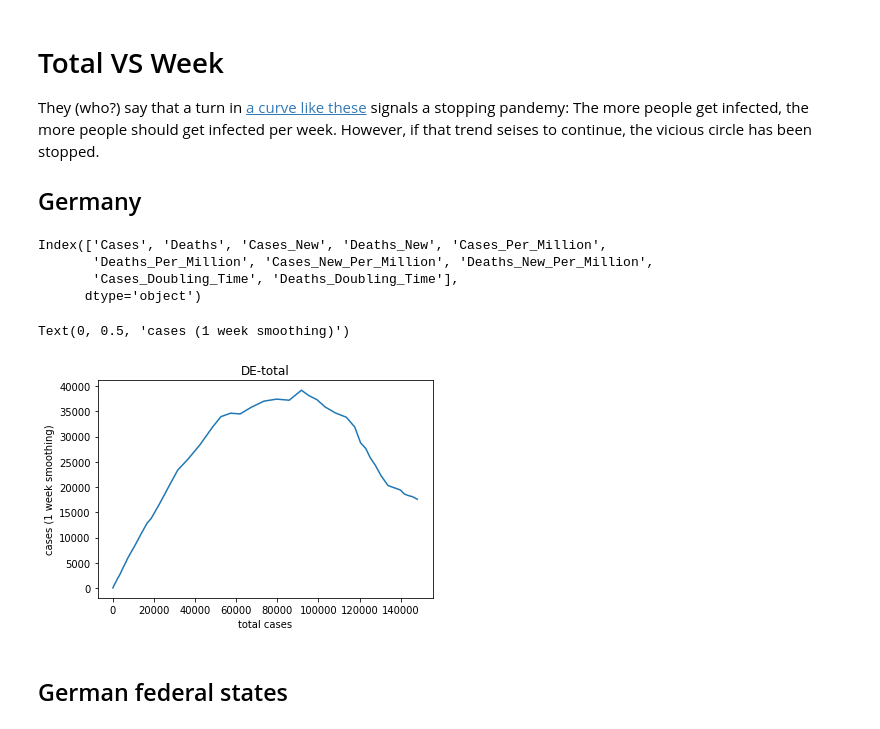
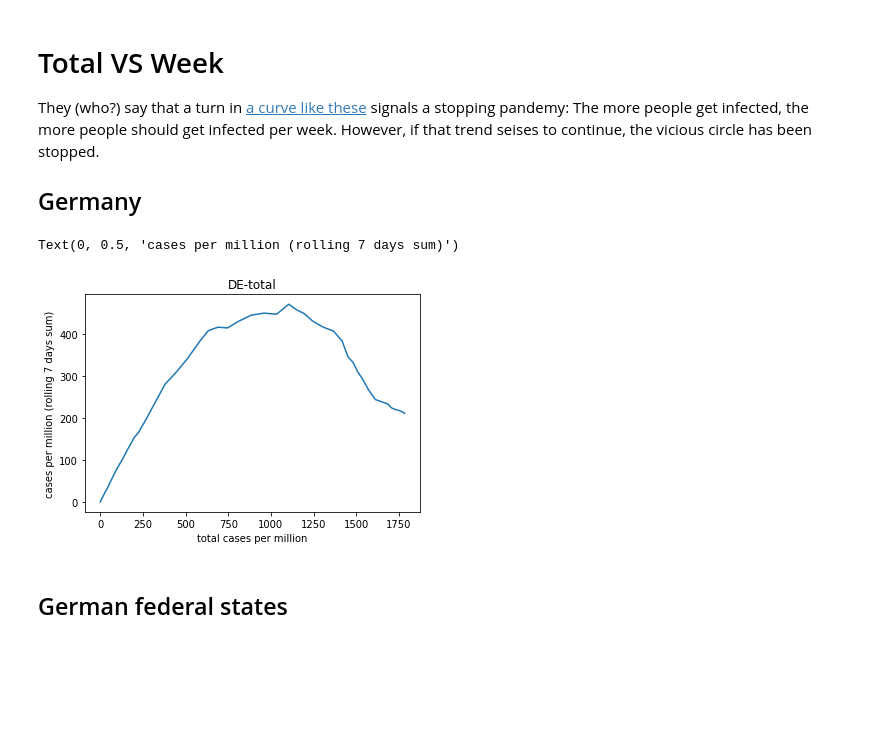
Before and after one commit to pschwede/covid19plots, a Jupyter notebook: sum_vs_window.ipynb, the cells around one changed output. Cells and saved outputs as stored; diff of their text form; code cells hidden in the pictures; blank space fills up the shorter version.

```diff
--- a/sum_vs_window.ipynb
+++ b/sum_vs_window.ipynb
@@ -7,29 +7,24 @@ They (who?) say that a turn in [a curve like these](https://aatishb.com/covidtre
 # %%
 import pandas as pd
 import matplotlib.pyplot as plt
 from scrape import entorb
 
 area = 'DE-total'
 de = entorb.to_dataframe(area)
-display(de.columns)
-de['Cases_New_Weekly'] = de['Cases_New'].rolling('7D').sum()
+de['Cases_New_Weekly_Per_Million'] = de['Cases_New_Per_Million'].rolling('7D').sum()
 ax = de.plot(kind='line',
-             x='Cases',
-             y='Cases_New_Weekly',
+             x='Cases_Per_Million',
+             y='Cases_New_Weekly_Per_Million',
              marker='',
              title=area,
              legend=False)
-ax.set_xlabel('total cases')
+ax.set_xlabel('total cases per million')
 #ax.set_xscale('log')
-ax.set_ylabel('cases (1 week smoothing)')
+ax.set_ylabel('cases per million (rolling 7 days sum)')
 #ax.set_yscale('log')
 # %% [output]
-Index(['Cases', 'Deaths', 'Cases_New', 'Deaths_New', 'Cases_Per_Million',
-       'Deaths_Per_Million', 'Cases_New_Per_Million', 'Deaths_New_Per_Million',
-       'Cases_Doubling_Time', 'Deaths_Doubling_Time'],
-      dtype='object')
+Text(0, 0.5, 'cases per million (rolling 7 days sum)')
-Text(0, 0.5, 'cases (1 week smoothing)')
-[figure, old version]
+[figure, new version]
 # %% [markdown]
 ## German federal states
 # %%
```
Also changed, not shown: parts of 1 cell of this notebook.
